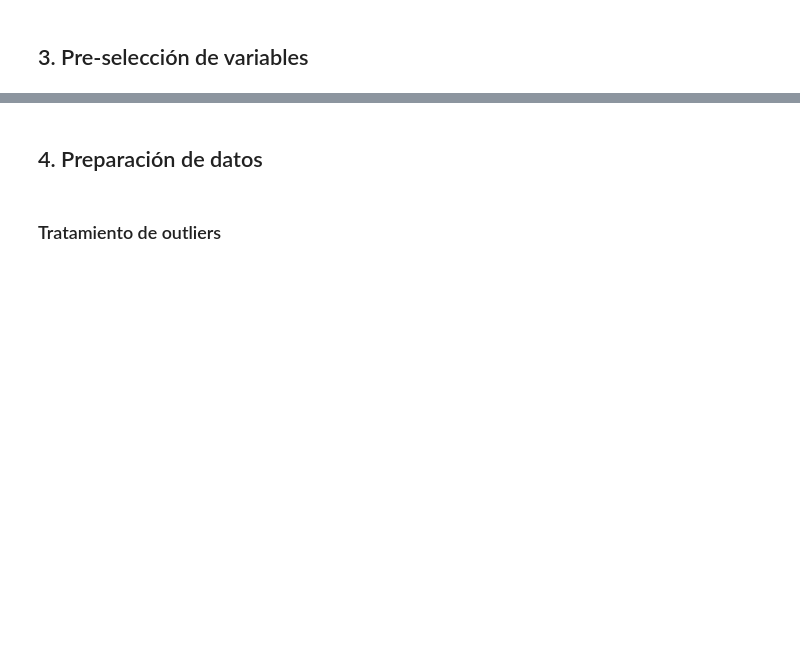
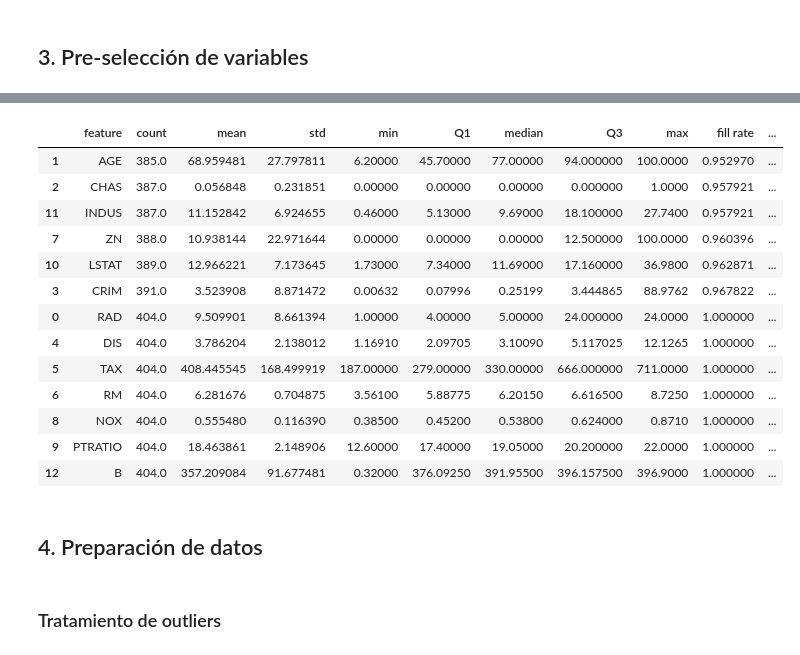
Before and after one commit to tiberius1438/Segunda_Clase, a Jupyter notebook: Supervised_models/Linear_regression/Lab_Boston_Housing_v2.ipynb, the cells around one changed output, grey strips where cells are left out. Drawn from its saved outputs; the diff is of its cells as text; code cells hidden in the pictures; blank space fills up the shorter version.

```diff
--- a/Supervised_models/Linear_regression/Lab_Boston_Housing_v2.ipynb
+++ b/Supervised_models/Linear_regression/Lab_Boston_Housing_v2.ipynb
@@ -188,2 +296,9 @@ scatter_matrix(X_train, figsize=(30, 20))
 # %% [markdown]
 ## 3. Pre-selección de variables
+# %%
+PdResume = X_train.describe().transpose()
+PdResume.reset_index(inplace = True)
+PdResume.rename(columns = {'index' : 'feature',
+                           '25%' : 'Q1',
+                           '50%' : 'median',
+                           '75%' : 'Q3'}, inplace = True)
@@ -189,0 +310,4 @@ scatter_matrix(X_train, figsize=(30, 20))
+# %%
+# cantidad de filas pobladas
+PdResume['fill rate'] = PdResume['count']/X_train.shape[0]
+PdResume
@@ -197,8 +345,25 @@ pdResume.rename(columns = {'index' : 'feature',
                            '50%' : 'median',
                            '75%' : 'Q3'}, inplace = True)
 # %%
-pdResume[['missing_rate']] = 1 - pdResume[['count']]/X_train.shape[0]
-pdResume.sort_values(by = 'missing_rate', ascending = False, inplace = True)
+PdResume[['missing_rate']] = 1 - pdResume[['count']]/X_train.shape[0]
+PdResume.sort_values(by = 'missing_rate', ascending = False, inplace = True)
+# %%
+PdResume
+# %% [output]
+|  | feature | count | mean | std | min | Q1 | median | Q3 | max | fill rate | ... |
+| 1 | AGE | 385.0 | 68.959481 | 27.797811 | 6.20000 | 45.70000 | 77.00000 | 94.000000 | 100.0000 | 0.952970 | ... |
+| 2 | CHAS | 387.0 | 0.056848 | 0.231851 | 0.00000 | 0.00000 | 0.00000 | 0.000000 | 1.0000 | 0.957921 | ... |
+| 11 | INDUS | 387.0 | 11.152842 | 6.924655 | 0.46000 | 5.13000 | 9.69000 | 18.100000 | 27.7400 | 0.957921 | ... |
+| 7 | ZN | 388.0 | 10.938144 | 22.971644 | 0.00000 | 0.00000 | 0.00000 | 12.500000 | 100.0000 | 0.960396 | ... |
+| 10 | LSTAT | 389.0 | 12.966221 | 7.173645 | 1.73000 | 7.34000 | 11.69000 | 17.160000 | 36.9800 | 0.962871 | ... |
+| 3 | CRIM | 391.0 | 3.523908 | 8.871472 | 0.00632 | 0.07996 | 0.25199 | 3.444865 | 88.9762 | 0.967822 | ... |
+| 0 | RAD | 404.0 | 9.509901 | 8.661394 | 1.00000 | 4.00000 | 5.00000 | 24.000000 | 24.0000 | 1.000000 | ... |
+| 4 | DIS | 404.0 | 3.786204 | 2.138012 | 1.16910 | 2.09705 | 3.10090 | 5.117025 | 12.1265 | 1.000000 | ... |
+| 5 | TAX | 404.0 | 408.445545 | 168.499919 | 187.00000 | 279.00000 | 330.00000 | 666.000000 | 711.0000 | 1.000000 | ... |
+| 6 | RM | 404.0 | 6.281676 | 0.704875 | 3.56100 | 5.88775 | 6.20150 | 6.616500 | 8.7250 | 1.000000 | ... |
+| 8 | NOX | 404.0 | 0.555480 | 0.116390 | 0.38500 | 0.45200 | 0.53800 | 0.624000 | 0.8710 | 1.000000 | ... |
+| 9 | PTRATIO | 404.0 | 18.463861 | 2.148906 | 12.60000 | 17.40000 | 19.05000 | 20.200000 | 22.0000 | 1.000000 | ... |
+| 12 | B | 404.0 | 357.209084 | 91.677481 | 0.32000 | 376.09250 | 391.95500 | 396.157500 | 396.9000 | 1.000000 | ... |
 # %%
 # Calculando las correlaciones de todas las variables con el target
 
```
Also changed, not shown: parts of 23 cells of this notebook.
